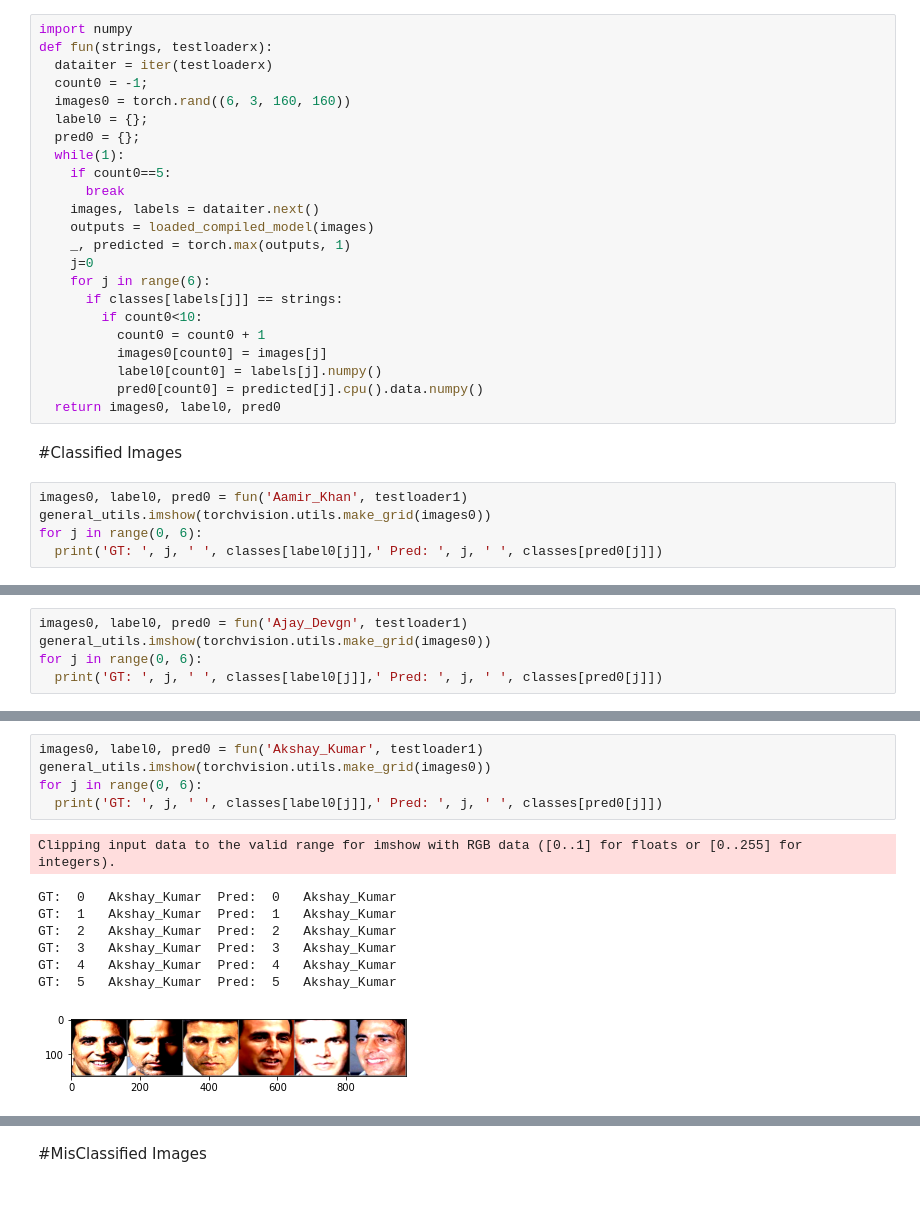
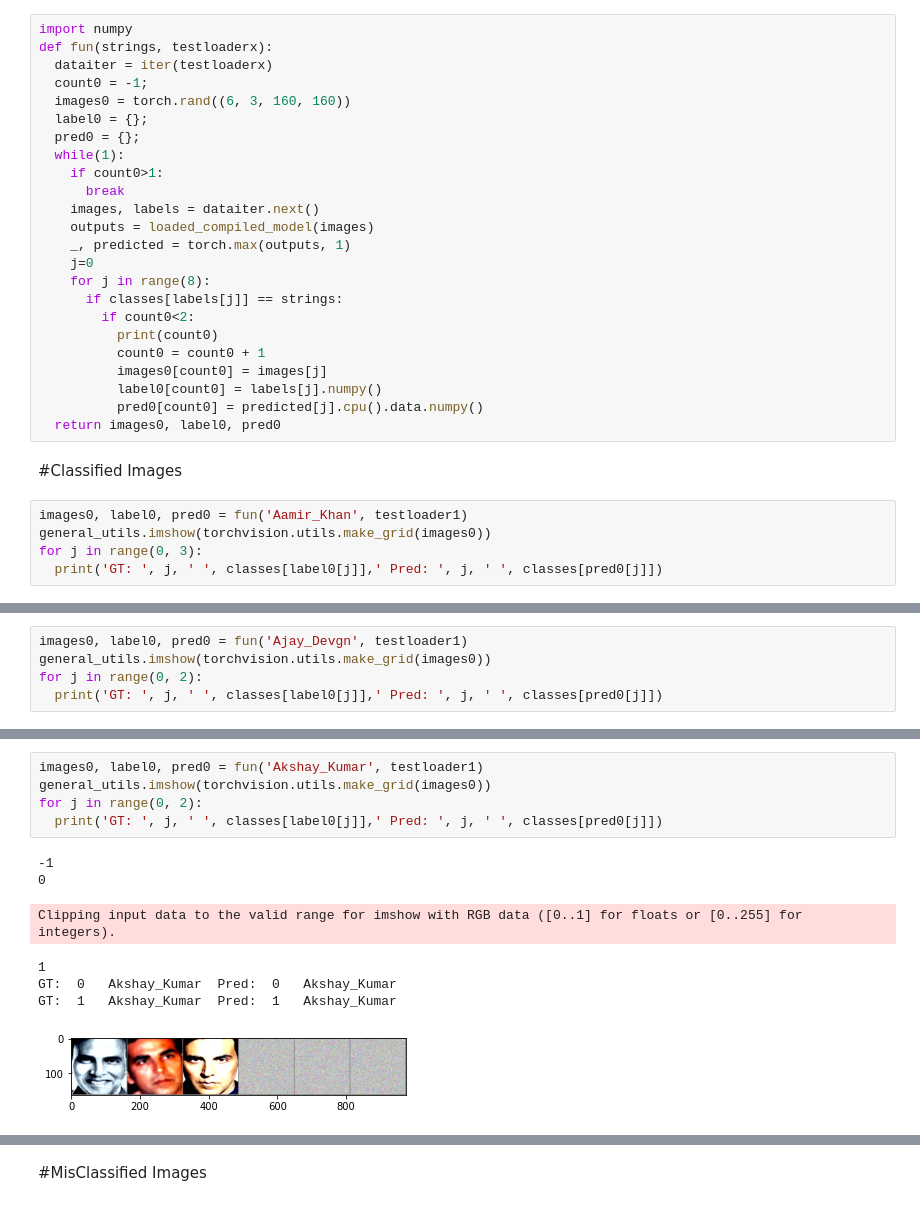
Before and after one commit to gdeotale/E4P2, a Jupyter notebook: Assignment4/Training/Main.ipynb, the cells around one changed output, grey strips where cells are left out. Cells and saved outputs as stored; diff of their text form.

```diff
--- a/Assignment4/Training/Main.ipynb
+++ b/Assignment4/Training/Main.ipynb
@@ -420,15 +437,16 @@ def fun(strings, testloaderx):
   label0 = {};
   pred0 = {};
   while(1):
-    if count0==5:
+    if count0>1:
       break
     images, labels = dataiter.next()
     outputs = loaded_compiled_model(images)
     _, predicted = torch.max(outputs, 1)
     j=0
-    for j in range(6):
+    for j in range(8):
       if classes[labels[j]] == strings:
-        if count0<10:
+        if count0<2:
+          print(count0)
           count0 = count0 + 1
           images0[count0] = images[j]
           label0[count0] = labels[j].numpy()
@@ -439,6 +457,6 @@ def fun(strings, testloaderx):
 # %%
 images0, label0, pred0 = fun('Aamir_Khan', testloader1)
 general_utils.imshow(torchvision.utils.make_grid(images0))
-for j in range(0, 6):
+for j in range(0, 3):
   print('GT: ', j, ' ', classes[label0[j]],' Pred: ', j, ' ', classes[pred0[j]])
 # %% [output]
@@ -453,6 +471,6 @@ GT:  5   Aamir_Khan  Pred:  5   Aamir_Khan
 # %%
 images0, label0, pred0 = fun('Ajay_Devgn', testloader1)
 general_utils.imshow(torchvision.utils.make_grid(images0))
-for j in range(0, 6):
+for j in range(0, 2):
   print('GT: ', j, ' ', classes[label0[j]],' Pred: ', j, ' ', classes[pred0[j]])
 # %% [output]
@@ -467,17 +484,16 @@ GT:  5   Ajay_Devgn  Pred:  5   Ajay_Devgn
 # %%
 images0, label0, pred0 = fun('Akshay_Kumar', testloader1)
 general_utils.imshow(torchvision.utils.make_grid(images0))
-for j in range(0, 6):
+for j in range(0, 2):
   print('GT: ', j, ' ', classes[label0[j]],' Pred: ', j, ' ', classes[pred0[j]])
 # %% [output]
-Clipping input data to the valid range for imshow with RGB data ([0..1] for floats or [0..255] for integers).
+-1
+0
-GT:  0   Akshay_Kumar  Pred:  0   Akshay_Kumar
-GT:  1   Akshay_Kumar  Pred:  1   Akshay_Kumar
-GT:  2   Akshay_Kumar  Pred:  2   Akshay_Kumar
-GT:  3   Akshay_Kumar  Pred:  3   Akshay_Kumar
-GT:  4   Akshay_Kumar  Pred:  4   Akshay_Kumar
-GT:  5   Akshay_Kumar  Pred:  5   Akshay_Kumar
+Clipping input data to the valid range for imshow with RGB data ([0..1] for floats or [0..255] for integers).
+1
+GT:  0   Akshay_Kumar  Pred:  0   Akshay_Kumar
+GT:  1   Akshay_Kumar  Pred:  1   Akshay_Kumar
-[figure, old version]
+[figure, new version]
 # %%
 images0, label0, pred0 = fun('Anushka_Sharma', testloader1)
 general_utils.imshow(torchvision.utils.make_grid(images0))
```
Also changed, not shown: parts of 27 cells of this notebook.
